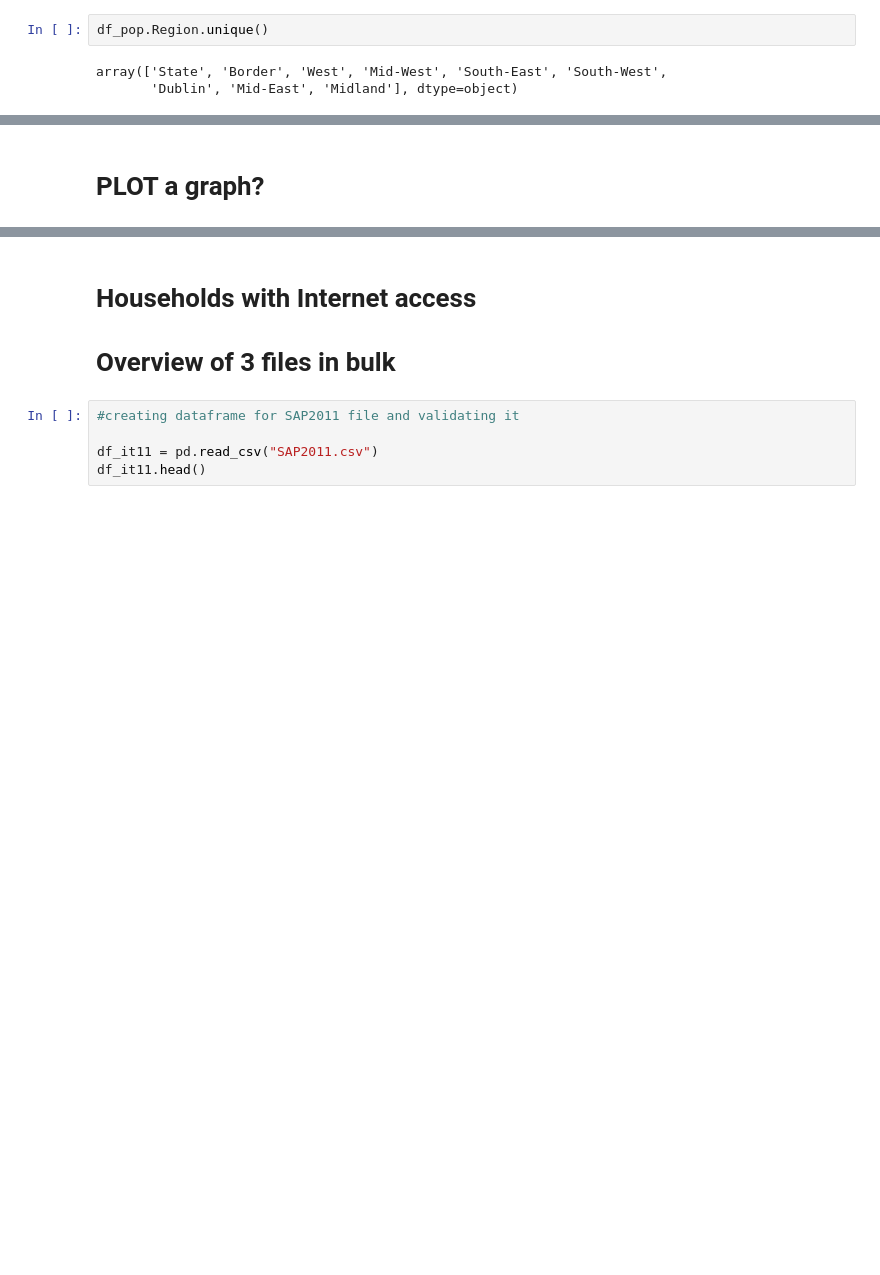
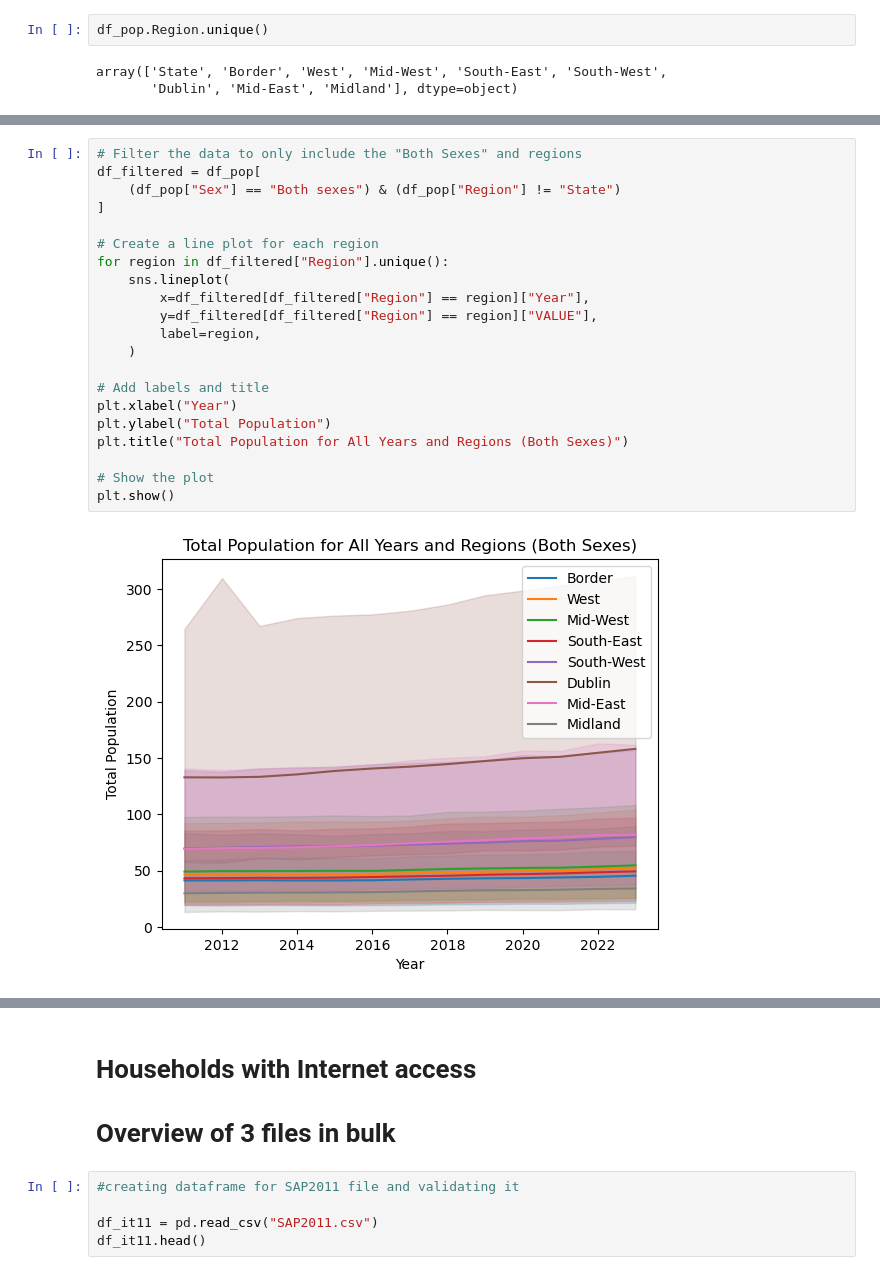
Before and after one commit to Natidhcp/MSc_DA, a Jupyter notebook: Data overview.ipynb, the cells around one changed output, grey strips where cells are left out. Saved outputs shown, nothing was run; the diff lists cells and outputs as text; blank space fills up the shorter version.

```diff
--- a/Data overview.ipynb
+++ b/Data overview.ipynb
@@ -113,5 +166,26 @@ pivot1
 | South-West | 1324.6 | 1334.7 | 1347.8 | 1358.9 | 1357.8 | 1369.9 | 1388.1 | 1405.9 | 1421.1 | 1446.5 | 1454.7 | ... |
 | State | 9149.7 | 9187.3 | 9229.3 | 9291.0 | 9375.6 | 9479.4 | 9621.8 | 9769.8 | 9917.0 | 10059.7 | 10149.4 | ... |
 | West | 881.6 | 878.7 | 883.4 | 882.3 | 884.5 | 895.1 | 906.5 | 917.5 | 929.4 | 944.4 | 951.0 | ... |
-# %% [markdown]
-# PLOT a graph?
+# %%
+# Filter the data to only include the "Both Sexes" and regions
+df_filtered = df_pop[
+    (df_pop["Sex"] == "Both sexes") & (df_pop["Region"] != "State")
+]
+
+# Create a line plot for each region
+for region in df_filtered["Region"].unique():
+    sns.lineplot(
+        x=df_filtered[df_filtered["Region"] == region]["Year"],
+        y=df_filtered[df_filtered["Region"] == region]["VALUE"],
+        label=region,
+    )
+
+# Add labels and title
+plt.xlabel("Year")
+plt.ylabel("Total Population")
+plt.title("Total Population for All Years and Regions (Both Sexes)")
+
+# Show the plot
+plt.show()
+# %% [output]
+[figure, added]
```
Also changed, not shown: parts of 40 cells of this notebook, 6 other files.
